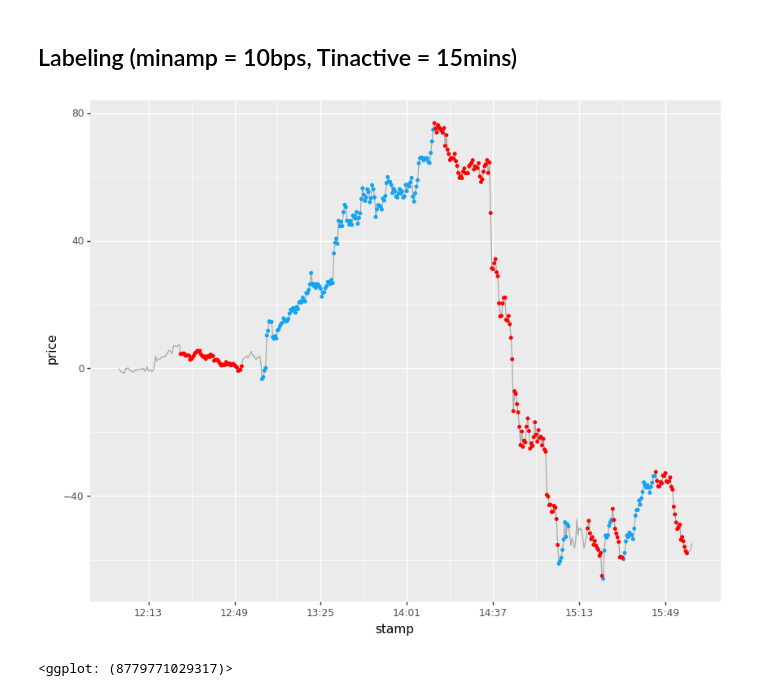
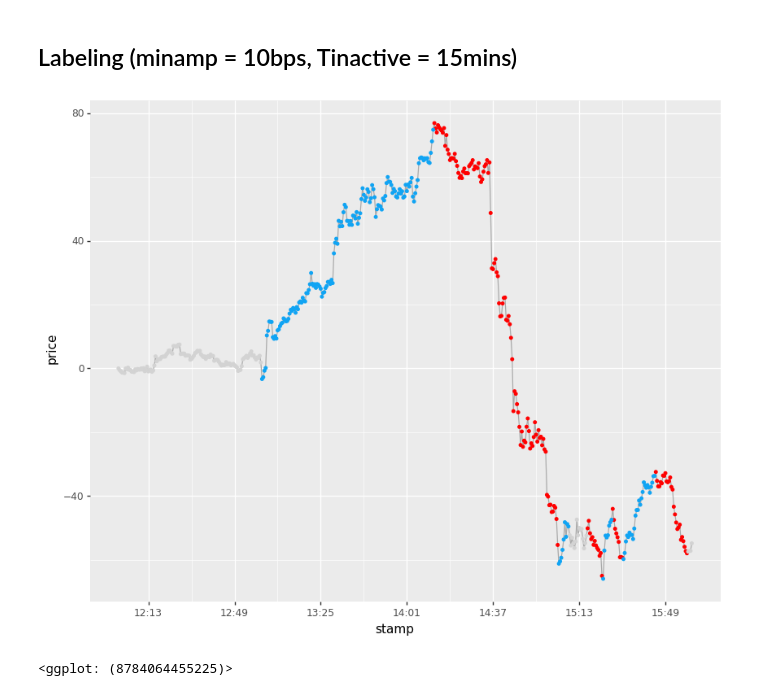
Before and after one commit to tr8dr/tseries-patterns, a Jupyter notebook: notebooks/Intraday Example (XAUUSD).ipynb, the cells around one changed output. Drawn from its saved outputs; the diff is of its cells as text; code cells hidden in the pictures.

```diff
--- a/notebooks/Intraday Example (XAUUSD).ipynb
+++ b/notebooks/Intraday Example (XAUUSD).ipynb
@@ -52,9 +52,9 @@ labeler.plot()
 # %% [markdown]
 ## Labeling (minamp = 10bps, Tinactive = 15mins)
 # %%
-labeler = AmplitudeBasedLabeler (minamp = 10, Tinactive = 90)
+labeler = AmplitudeBasedLabeler (minamp = 10, Tinactive = 30)
 labels = labeler.label (df)
 labeler.plot()
 # %% [output]
-[figure, old version]
+[figure, new version]
-<ggplot: (8779771029317)>
+<ggplot: (8784064455225)>
```
Also changed, not shown: parts of 3 cells of this notebook, 10 other files.
